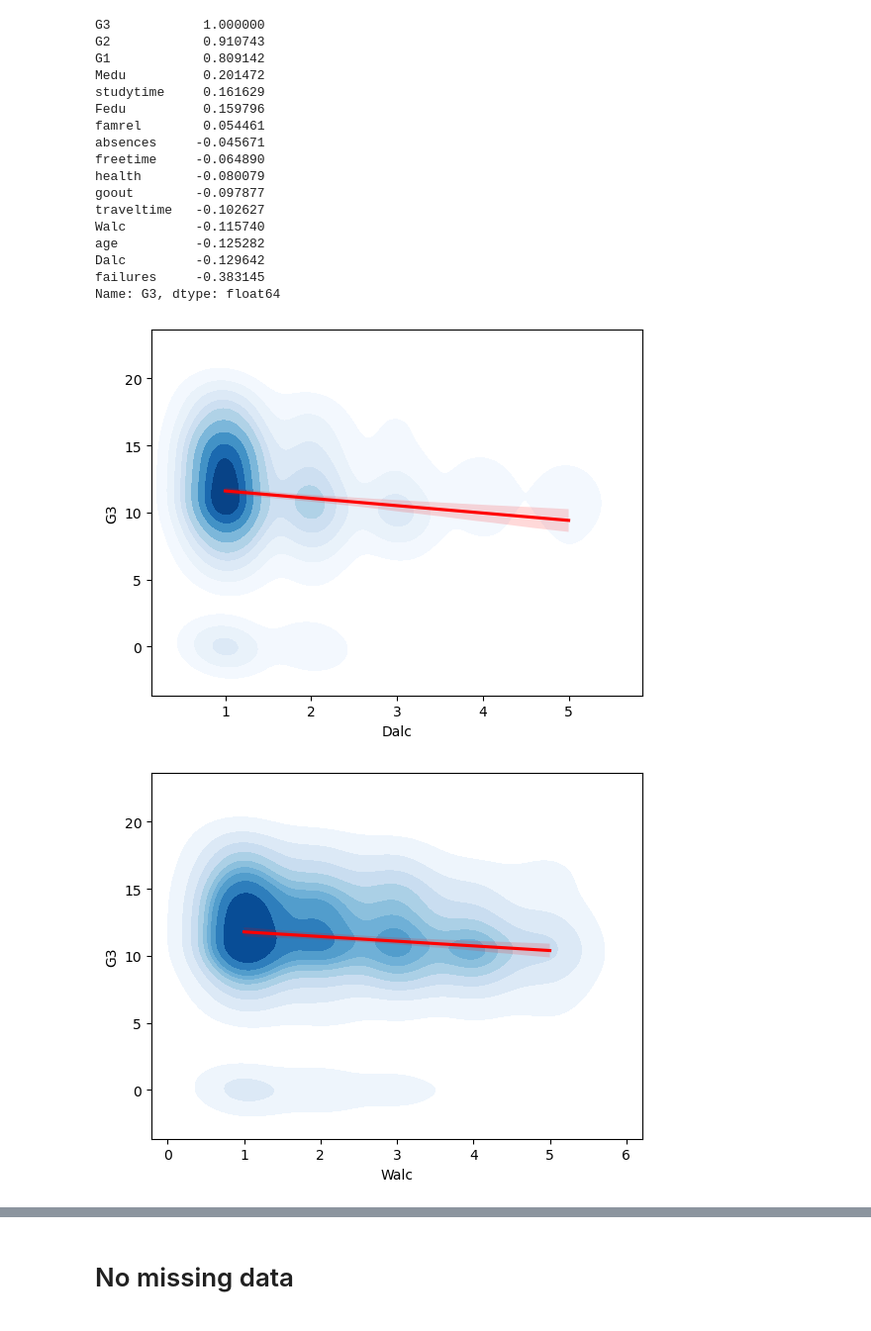
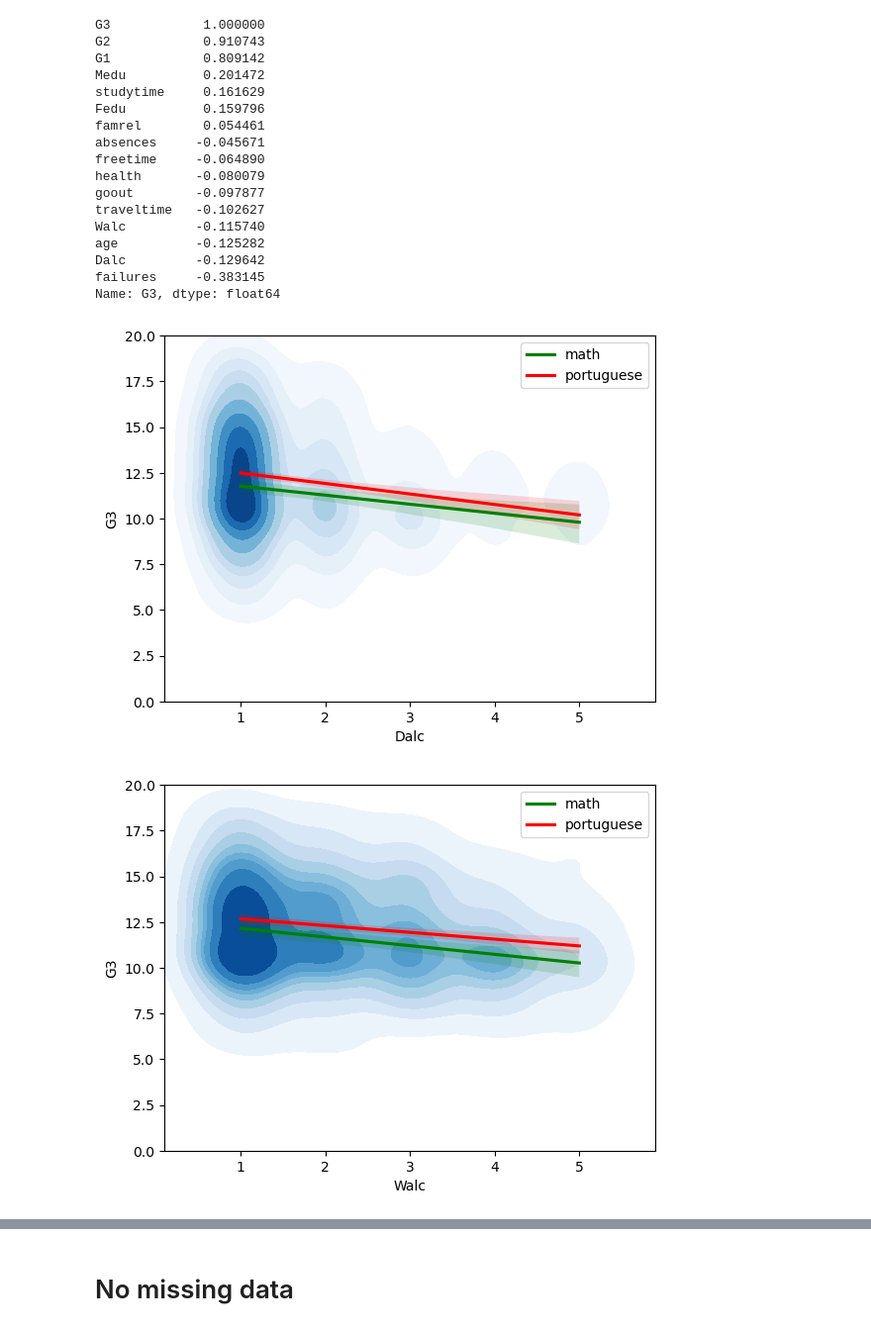
Before and after one commit to DuplexCard/F20DL-Natalia-G4, a Jupyter notebook: lab2.ipynb, the cells around one changed output, grey strips where cells are left out. Shown at 99% size. Drawn from its saved outputs; the diff is of its cells as text; code cells hidden in the pictures.

```diff
--- a/lab2.ipynb
+++ b/lab2.ipynb
@@ -205,18 +205,36 @@ age          -0.125282
 Dalc         -0.129642
 failures     -0.383145
 Name: G3, dtype: float64
-# %%
-# Maybe remove score outliers?
-
-fig, ax = plt.subplots()
-sns.kdeplot(x=df["Dalc"], y=df["G3"], cmap="Blues", shade=True,)
-sns.regplot(x=df["Dalc"], y=df["G3"], marker=" ", color="Red")
-plt.show()
-
-fig, ax = plt.subplots()
-sns.kdeplot(x=df["Walc"], y=df["G3"], cmap="Blues", shade=True)
-sns.regplot(x=df["Walc"], y=df["G3"], marker=" ", color="Red")
-plt.show()
-# %% [output]
-[figure, removed]
-[figure, removed]
+# %%
+# Maybe remove score outliers? When they are removed the regression gradients are more similar but math has lower average score. Outliers could be due to people dropping the maths course or missing exam.
+dfo=df[df["G3"]>1]
+# dfo = df
+dfm = dfo[dfo["class"] == "math"]
+dfp = dfo[dfo["class"] == "portuguese"]
+
+fig, ax = plt.subplots()
+sns.kdeplot(x=dfo["Dalc"], y=dfo["G3"], cmap="Blues",shade=True)
+
+sns.regplot(x=dfm["Dalc"], y=dfm["G3"], scatter=False, color="Green", label="math")
+sns.regplot(x=dfp["Dalc"], y=dfp["G3"], scatter=False, color="Red", label="portuguese")
+plt.legend()
+plt.ylim(0,20)
+plt.xlim(0.1, 5.9)
+plt.show()
+
+fig, ax = plt.subplots()
+sns.kdeplot(x=dfo["Walc"], y=dfo["G3"], cmap="Blues",shade=True)
+sns.regplot(x=dfm["Walc"], y=dfm["G3"], scatter=False, color="Green", label="math")
+sns.regplot(x=dfp["Walc"], y=dfp["G3"], scatter=False, color="Red", label="portuguese")
+plt.legend()
+plt.ylim(0,20)
+plt.xlim(0.1, 5.9)
+plt.show()
+
+# fig, ax = plt.subplots()
+# sns.kdeplot(x=df["Walc"], y=df["G3"], cmap="Blues", shade=True)
+# sns.regplot(x=df["Walc"], y=df["G3"], marker=" ", color="Red")
+# plt.show()
+# %% [output]
+[figure, added]
+[figure, added]
```
Also changed, not shown: parts of 1 cell of this notebook.
